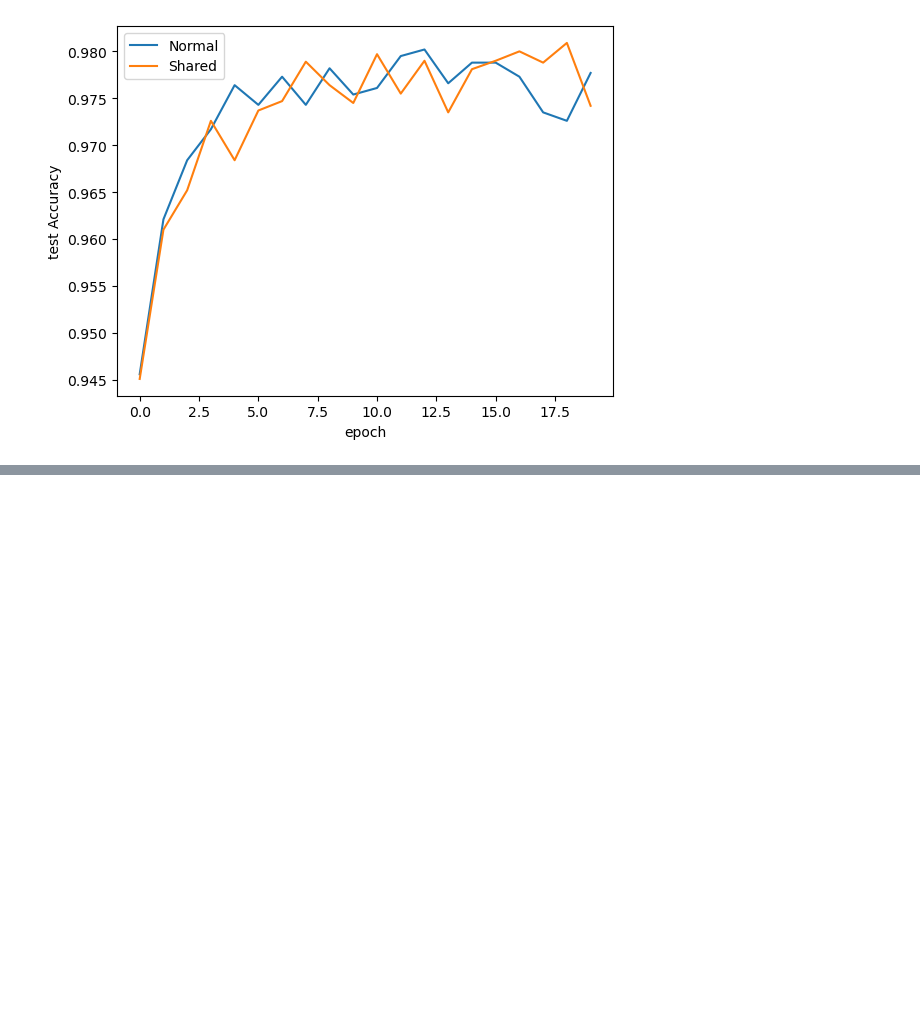
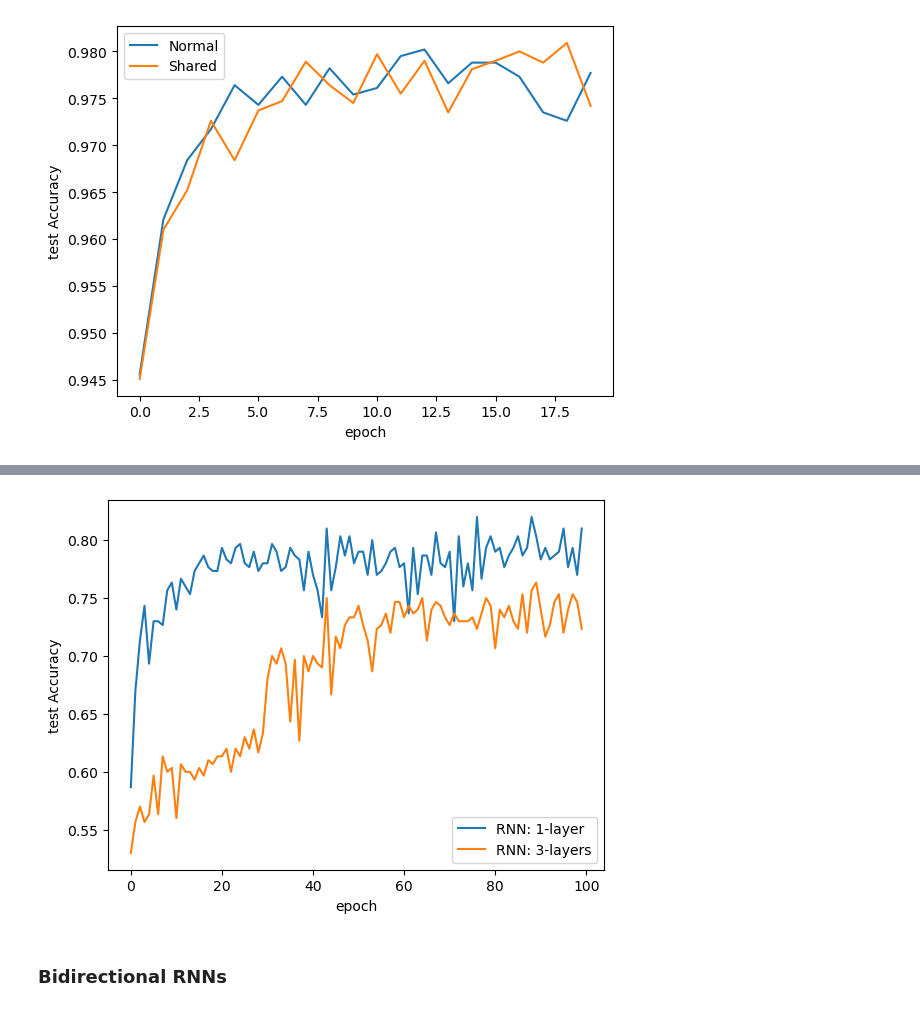
Before and after one commit to Efrazar/Bio-AI-foundations, a Jupyter notebook: Inside_Deep_Learning/04_Recurrent_Neural_Networks.ipynb, the cells around one changed output, grey strips where cells are left out. Saved outputs shown, nothing was run; the diff lists cells and outputs as text; code cells hidden in the pictures; blank space fills up the shorter version.

```diff
--- a/Inside_Deep_Learning/04_Recurrent_Neural_Networks.ipynb
+++ b/Inside_Deep_Learning/04_Recurrent_Neural_Networks.ipynb
@@ -125,0 +376,25 @@ sns.lineplot(x='epoch', y='test Accuracy', data = shared_results, label='Shared'
+# %%
+# RNN model with 3 layers
+rnn_3layer = nn.Sequential(
+    nn.Embedding(vocab_size, D),   # (B, T) --> (B,T,D)
+    nn.RNN(D, hidden_nodes, num_layers=3, batch_first=True), #(B,T,D) --> ((B,T,D), (S,B,D))
+    LastTimeStep(rnn_layers=3),  # Takes the RNN ouptut and reduces it to one item (B,D)
+    nn.Linear(hidden_nodes, classes)
+
+)
+# %%
+rnn_3layer.to(device)
+rnn_3layer_results = train_simple_network_EZA(rnn_3layer,
+                                              loss_function,
+                                              train_loader,
+                                              test_loader=test_loader,
+                                              score_funcs={'Accuracy': accuracy_score},
+                                              device=device,
+                                              epochs=100,
+                                              use_amp=True
+)
+# %%
+# Plot results
+sns.lineplot(x='epoch', y='test Accuracy', data=batch_one_train, label='RNN: 1-layer')
+sns.lineplot(x='epoch', y='test Accuracy', data=rnn_3layer_results, label='RNN: 3-layers')
+# %% [output]
@@ -125,0 +402,3 @@ sns.lineplot(x='epoch', y='test Accuracy', data = shared_results, label='Shared'
+[figure, added]
+# %% [markdown]
+### Bidirectional RNNs
```
Also changed, not shown: parts of 23 cells of this notebook.
